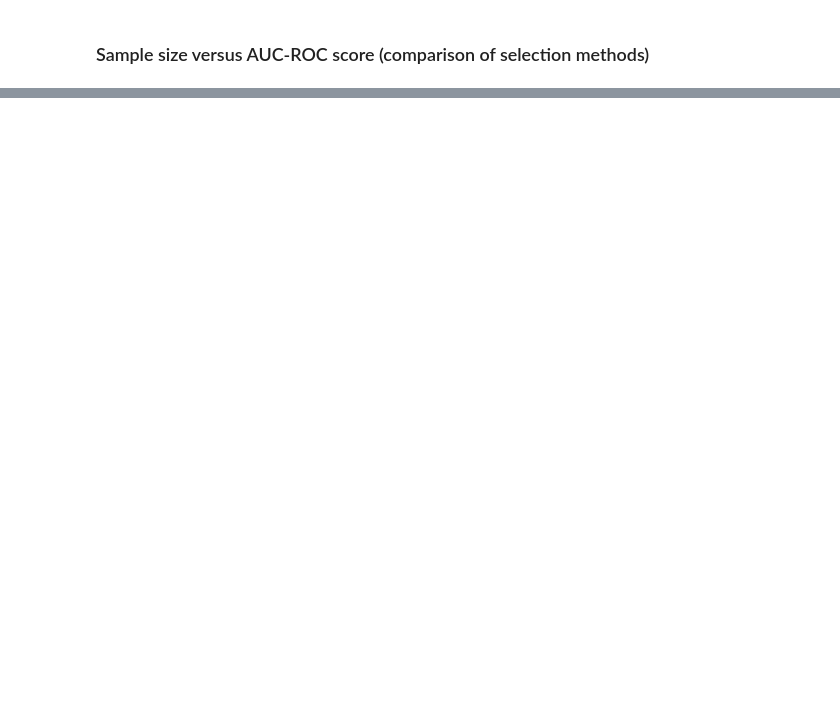
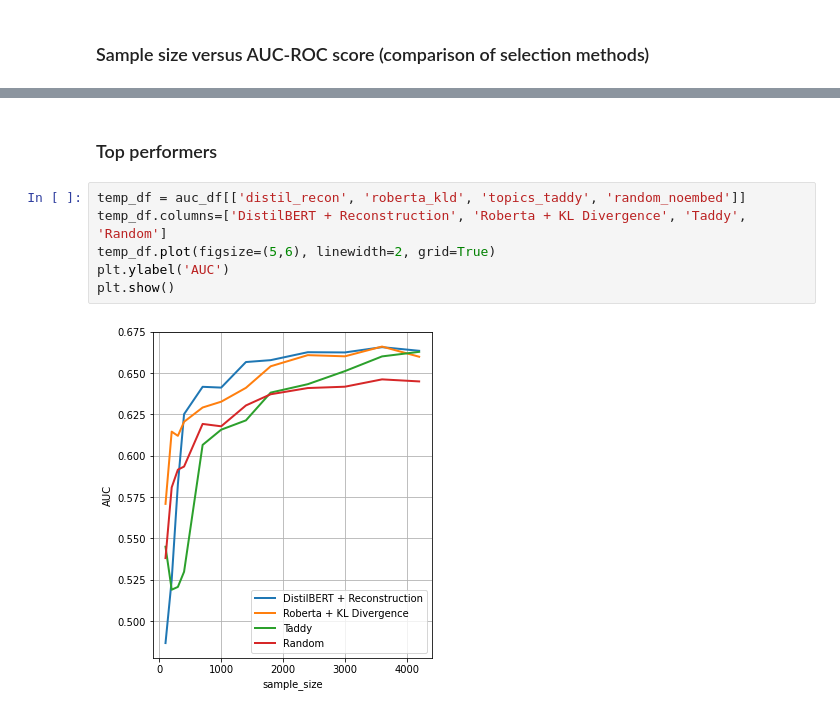
Before and after one commit to ApurvaBhargava/OptimalSets, a Jupyter notebook: Results and Visualizations.ipynb, the cells around one changed output, grey strips where cells are left out. Drawn from its saved outputs; the diff is of its cells as text; blank space fills up the shorter version.

```diff
--- a/Results and Visualizations.ipynb
+++ b/Results and Visualizations.ipynb
@@ -231,0 +278,10 @@ plt.show()
+# %% [markdown]
+### Top performers
+# %%
+temp_df = auc_df[['distil_recon', 'roberta_kld', 'topics_taddy', 'random_noembed']]
+temp_df.columns=['DistilBERT + Reconstruction', 'Roberta + KL Divergence', 'Taddy', 'Random']
+temp_df.plot(figsize=(5,6), linewidth=2, grid=True)
+plt.ylabel('AUC')
+plt.show()
+# %% [output]
+[figure, added]
```
Also changed, not shown: parts of 11 cells of this notebook, 1 other file.
